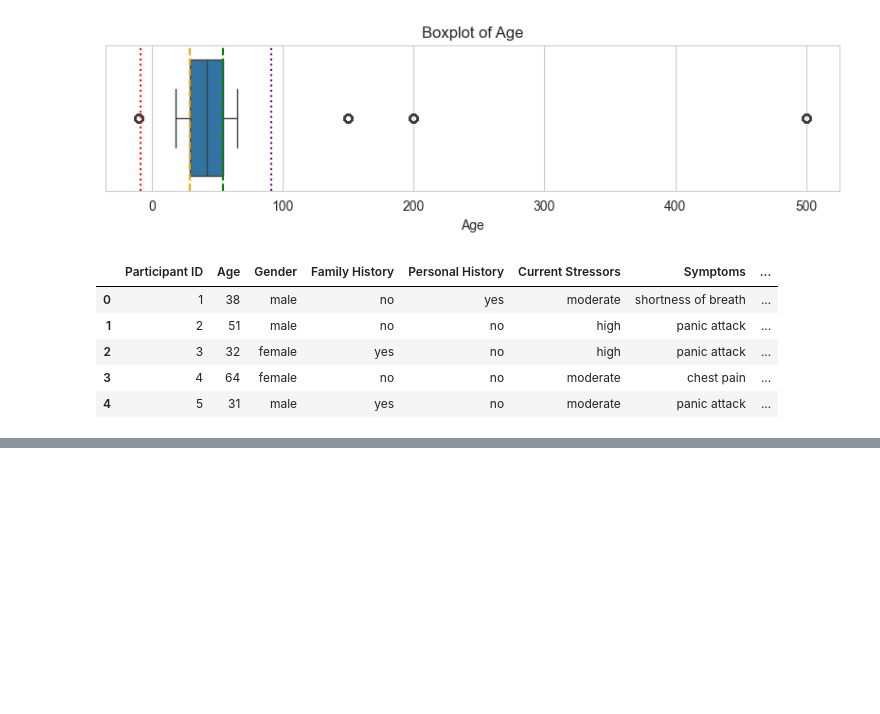
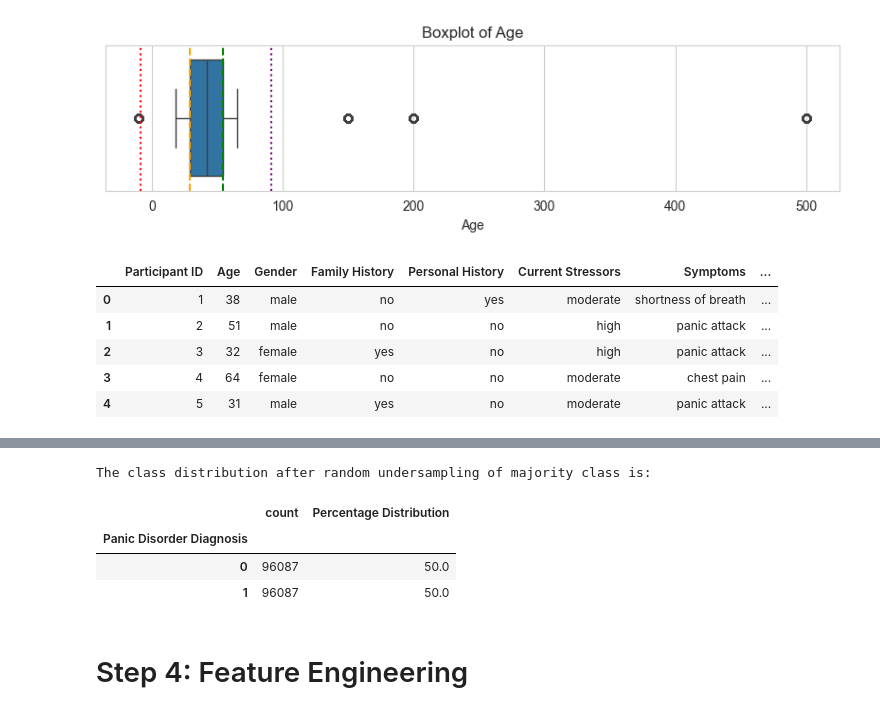
Before and after one commit to junaid9248/COSC-5610_Data-Mining, a Jupyter notebook: Final project/final_project.ipynb, the cells around one changed output, grey strips where cells are left out. Drawn from its saved outputs; the diff is of its cells as text; code cells hidden in the pictures; blank space fills up the shorter version.

Commit message:
Completed step 3 wihtout 3.3

```diff
--- a/Final project/final_project.ipynb
+++ b/Final project/final_project.ipynb
@@ -403,0 +450,30 @@ print('The outliers are: {}'.format(outliers))"""
+# %%
+rusampler = RandomUnderSampler(random_state= 40)
+
+X_rus, y_rus = rusampler.fit_resample(X_labelled, y)
+
+panic_rus = pd.DataFrame(data= X_rus)
+panic_rus['Panic Disorder Diagnosis']= y_rus
+# %%
+classes_rus = panic_rus['Panic Disorder Diagnosis'].value_counts().sort_index()
+total = classes_rus.sum()
+class_indexes = classes_rus.index
+percentages_rus = []
+
+for index in class_indexes:
+    percentage = round((classes_rus[index]/total)*100, 2)
+    percentages_rus.append(percentage)
+
+#Creating a dataframe that shows us class distribution statistics
+class_distribution_rus = pd.DataFrame(data=classes_smote)
+class_distribution_rus['Percentage Distribution'] = percentages_rus
+print('The class distribution after random undersampling of majority class is: \n')
+class_distribution_rus
+# %% [output]
+The class distribution after random undersampling of majority class is:
+|  | count | Percentage Distribution |
+| Panic Disorder Diagnosis |  |  |
+| 0 | 96087 | 50.0 |
+| 1 | 96087 | 50.0 |
+# %% [markdown]
+# Step 4: Feature Engineering
```
Also changed, not shown: parts of 12 cells of this notebook.
